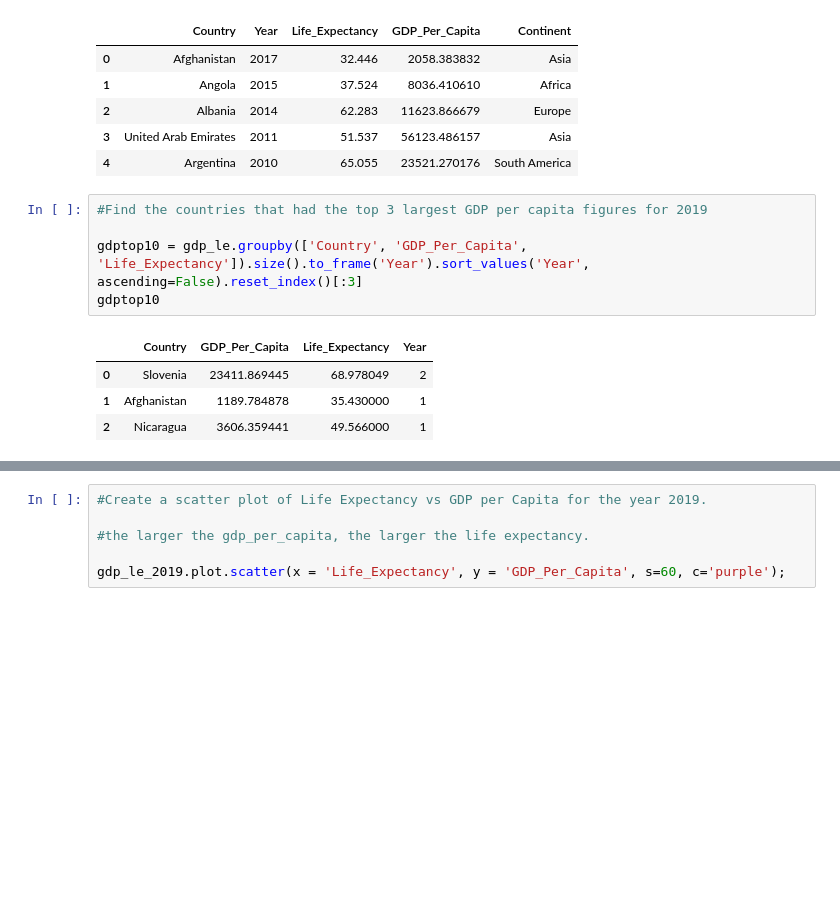
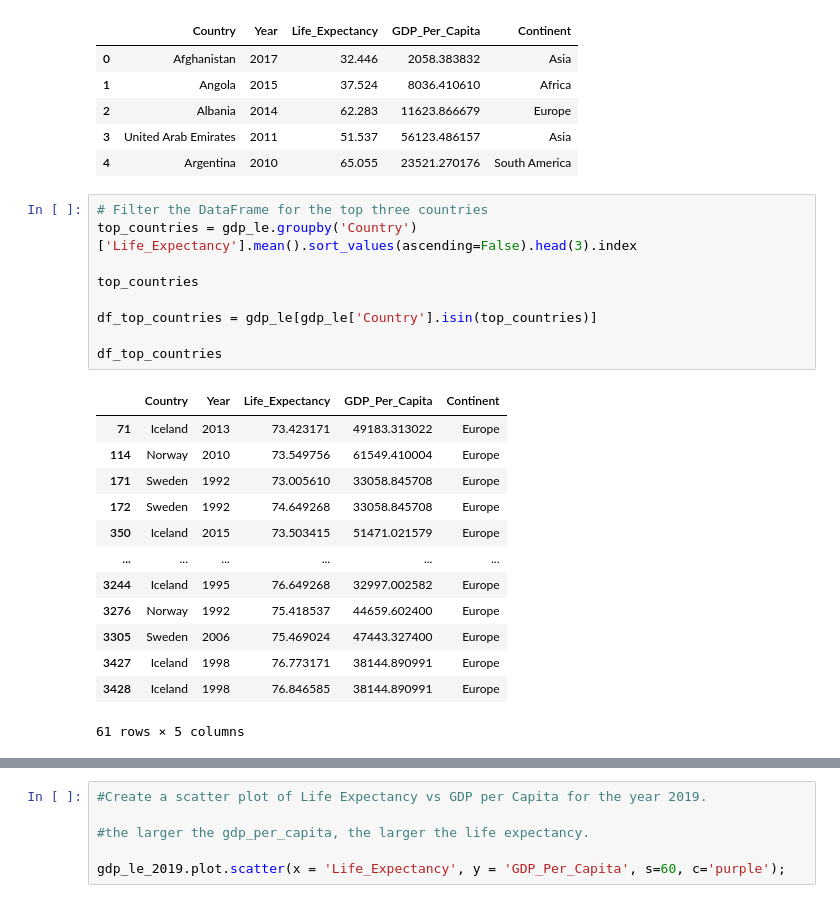
Before and after one commit to AlisonCG1/UN_practice_project, a Jupyter notebook: Notebooks/UN_DATA_EXPLORATION.ipynb, the cells around one changed output, grey strips where cells are left out. Drawn from its saved outputs; the diff is of its cells as text; blank space fills up the shorter version.

```diff
--- a/Notebooks/UN_DATA_EXPLORATION.ipynb
+++ b/Notebooks/UN_DATA_EXPLORATION.ipynb
@@ -464,13 +475,26 @@ gdp_le.head()
 | 2 | Albania | 2014 | 62.283 | 11623.866679 | Europe |
 | 3 | United Arab Emirates | 2011 | 51.537 | 56123.486157 | Asia |
 | 4 | Argentina | 2010 | 65.055 | 23521.270176 | South America |
-# %%
-#Find the countries that had the top 3 largest GDP per capita figures for 2019
-
-gdptop10 = gdp_le.groupby(['Country', 'GDP_Per_Capita', 'Life_Expectancy']).size().to_frame('Year').sort_values('Year', ascending=False).reset_index()[:3]
-gdptop10
-# %% [output]
-|  | Country | GDP_Per_Capita | Life_Expectancy | Year |
-| 0 | Slovenia | 23411.869445 | 68.978049 | 2 |
-| 1 | Afghanistan | 1189.784878 | 35.430000 | 1 |
-| 2 | Nicaragua | 3606.359441 | 49.566000 | 1 |
+# %%
+# Filter the DataFrame for the top three countries
+top_countries = gdp_le.groupby('Country')['Life_Expectancy'].mean().sort_values(ascending=False).head(3).index
+
+top_countries
+
+df_top_countries = gdp_le[gdp_le['Country'].isin(top_countries)]
+
+df_top_countries
+# %% [output]
+|  | Country | Year | Life_Expectancy | GDP_Per_Capita | Continent |
+| 71 | Iceland | 2013 | 73.423171 | 49183.313022 | Europe |
+| 114 | Norway | 2010 | 73.549756 | 61549.410004 | Europe |
+| 171 | Sweden | 1992 | 73.005610 | 33058.845708 | Europe |
+| 172 | Sweden | 1992 | 74.649268 | 33058.845708 | Europe |
+| 350 | Iceland | 2015 | 73.503415 | 51471.021579 | Europe |
+| ... | ... | ... | ... | ... | ... |
+| 3244 | Iceland | 1995 | 76.649268 | 32997.002582 | Europe |
+| 3276 | Norway | 1992 | 75.418537 | 44659.602400 | Europe |
+| 3305 | Sweden | 2006 | 75.469024 | 47443.327400 | Europe |
+| 3427 | Iceland | 1998 | 76.773171 | 38144.890991 | Europe |
+| 3428 | Iceland | 1998 | 76.846585 | 38144.890991 | Europe |
+61 rows × 5 columns
```
Also changed, not shown: parts of 16 cells of this notebook.
